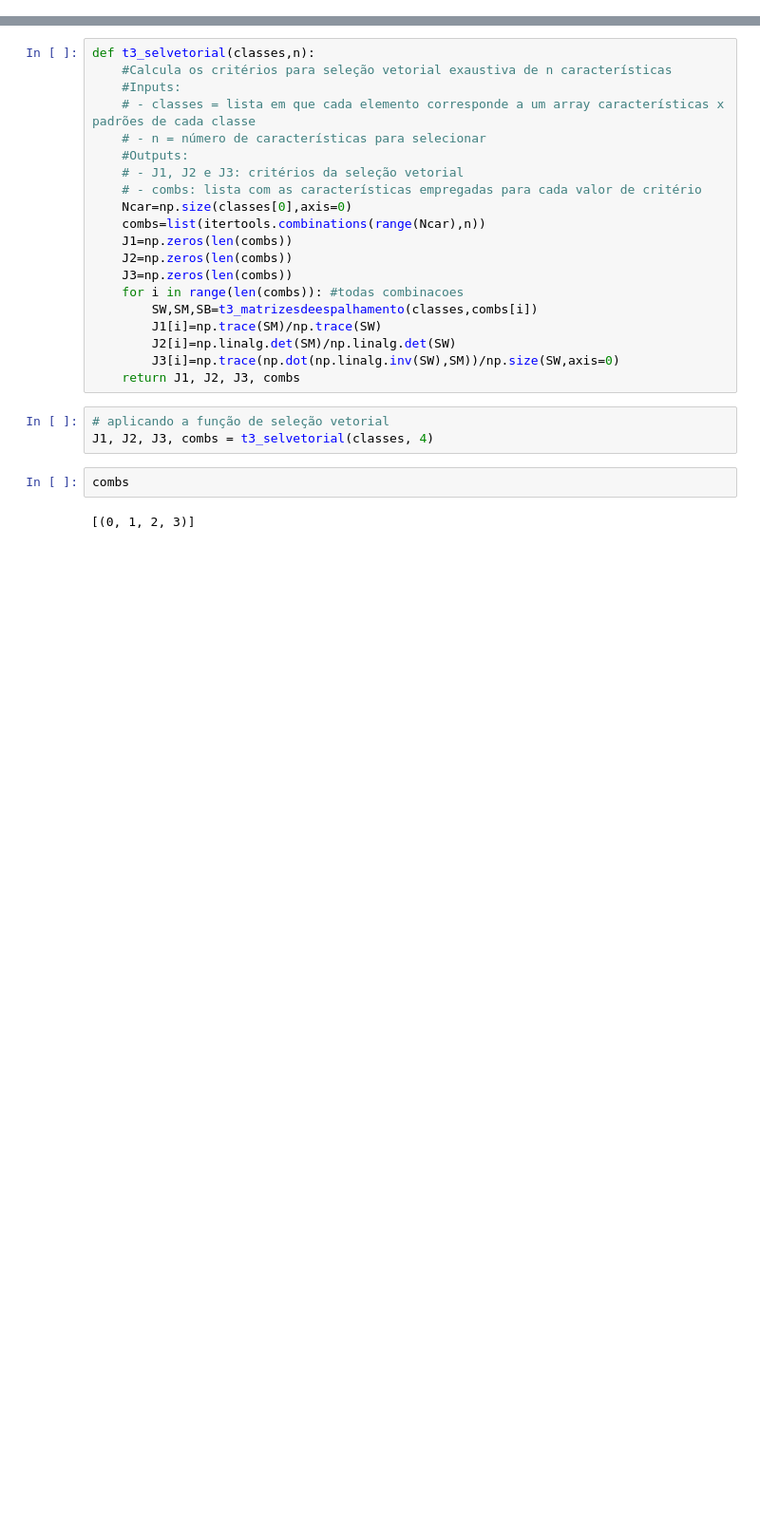
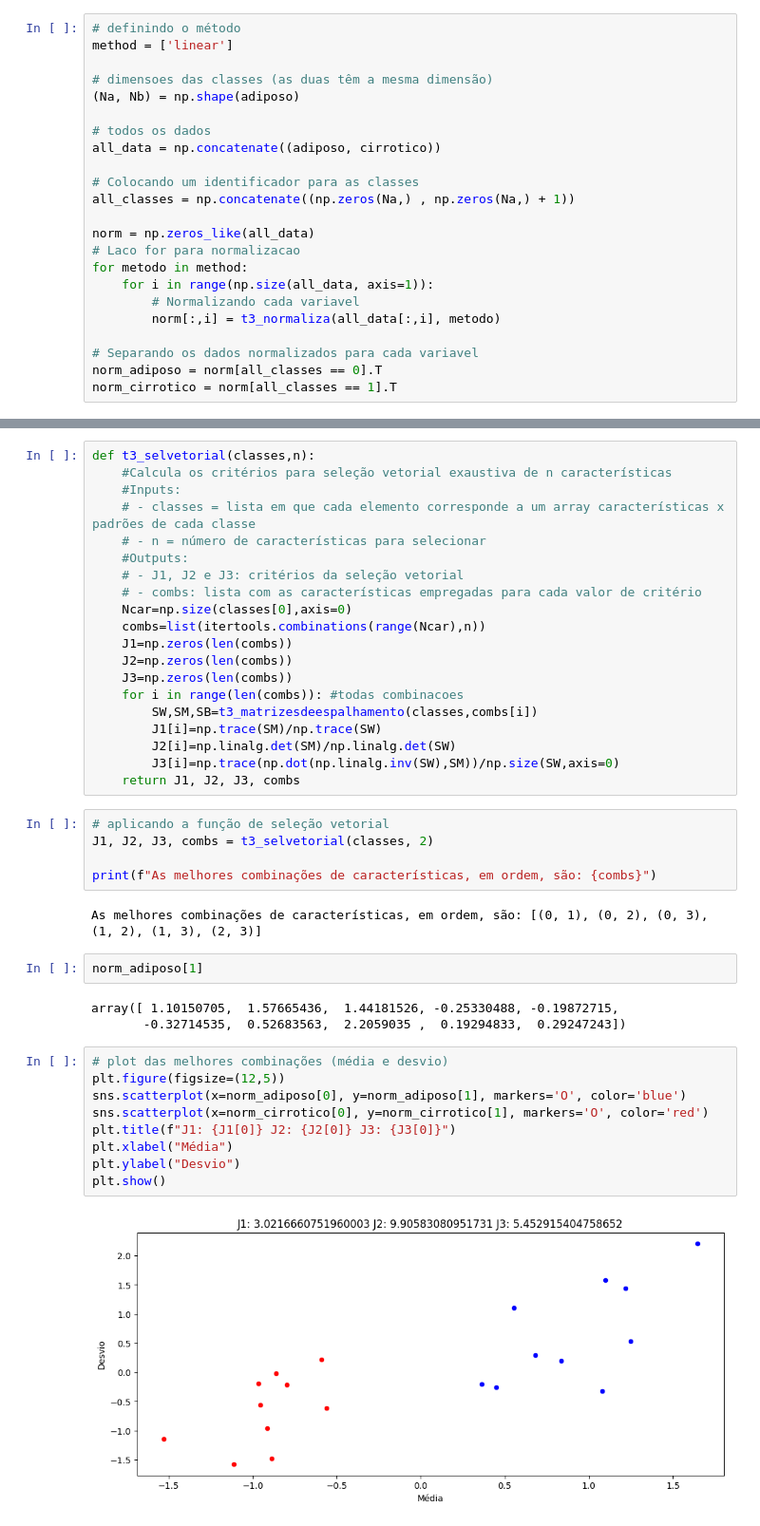
Before and after one commit to gsfreitas/engenharia-medica, a Jupyter notebook: atividade_pratica_4.ipynb, the cells around one changed output, grey strips where cells are left out. Shown: that part at 95% size. Saved outputs shown, nothing was run; the diff lists cells and outputs as text; blank space fills up the shorter version.

```diff
--- a/atividade_pratica_4.ipynb
+++ b/atividade_pratica_4.ipynb
@@ -310,3 +315,26 @@ Novamente, garanta que você compreende o que está sendo realizado por estas fu
+# %%
+# definindo o método
+method = ['linear']
+
+# dimensoes das classes (as duas têm a mesma dimensão)
+(Na, Nb) = np.shape(adiposo)
+
+# todos os dados
+all_data = np.concatenate((adiposo, cirrotico))
+
+# Colocando um identificador para as classes
+all_classes = np.concatenate((np.zeros(Na,) , np.zeros(Na,) + 1))
+
+norm = np.zeros_like(all_data)
+# Laco for para normalizacao
+for metodo in method:
+    for i in range(np.size(all_data, axis=1)):
+        # Normalizando cada variavel
+        norm[:,i] = t3_normaliza(all_data[:,i], metodo)
+
+# Separando os dados normalizados para cada variavel
+norm_adiposo = norm[all_classes == 0].T
+norm_cirrotico = norm[all_classes == 1].T
 # %%
 def t3_matrizesdeespalhamento(classes,selcars):
     #Calcula as matrizes de espalhamento a partir de uma lista de classes
@@ -371,8 +399,24 @@ def t3_selvetorial(classes,n):
     return J1, J2, J3, combs
 # %%
 # aplicando a função de seleção vetorial
-J1, J2, J3, combs = t3_selvetorial(classes, 4)
+J1, J2, J3, combs = t3_selvetorial(classes, 2)
+
+print(f"As melhores combinações de características, em ordem, são: {combs}")
+# %% [output]
+As melhores combinações de características, em ordem, são: [(0, 1), (0, 2), (0, 3), (1, 2), (1, 3), (2, 3)]
-# %%
-combs
-# %% [output]
-[(0, 1, 2, 3)]
+# %%
+norm_adiposo[1]
+# %% [output]
+array([ 1.10150705,  1.57665436,  1.44181526, -0.25330488, -0.19872715,
+       -0.32714535,  0.52683563,  2.2059035 ,  0.19294833,  0.29247243])
+# %%
+# plot das melhores combinações (média e desvio)
+plt.figure(figsize=(12,5))
+sns.scatterplot(x=norm_adiposo[0], y=norm_adiposo[1], markers='O', color='blue')
+sns.scatterplot(x=norm_cirrotico[0], y=norm_cirrotico[1], markers='O', color='red')
+plt.title(f"J1: {J1[0]} J2: {J2[0]} J3: {J3[0]}")
+plt.xlabel("Média")
+plt.ylabel("Desvio")
+plt.show()
+# %% [output]
+[figure, added]
```
Also changed, not shown: parts of 21 cells of this notebook.
